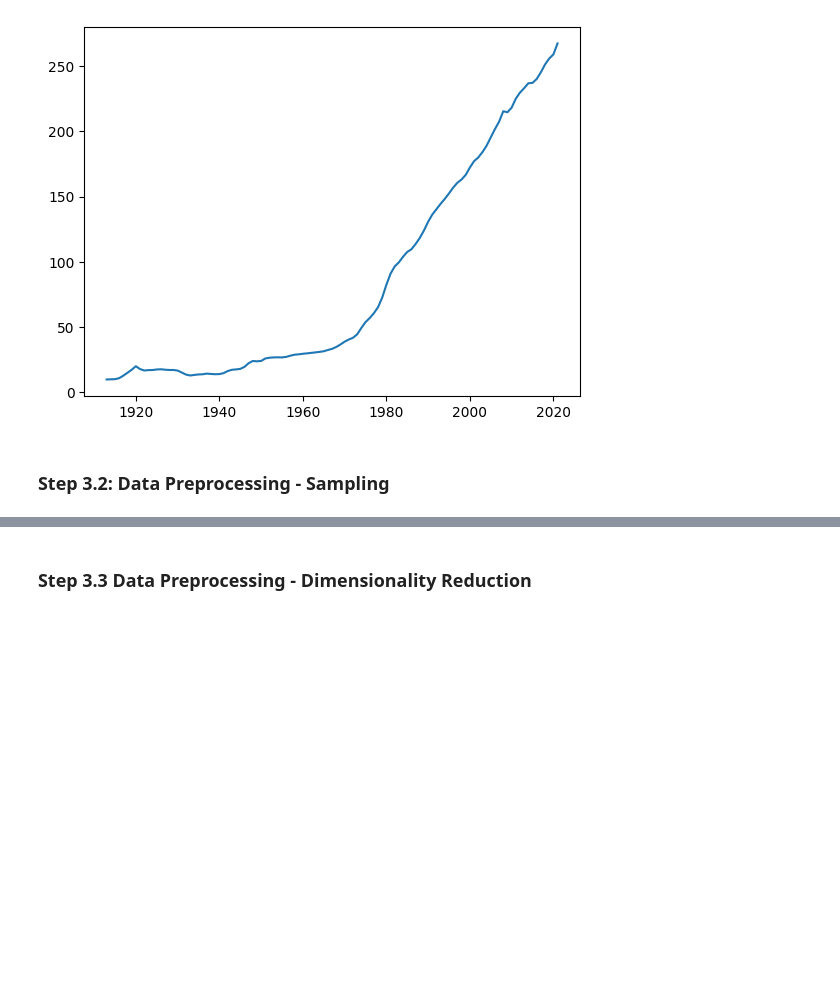
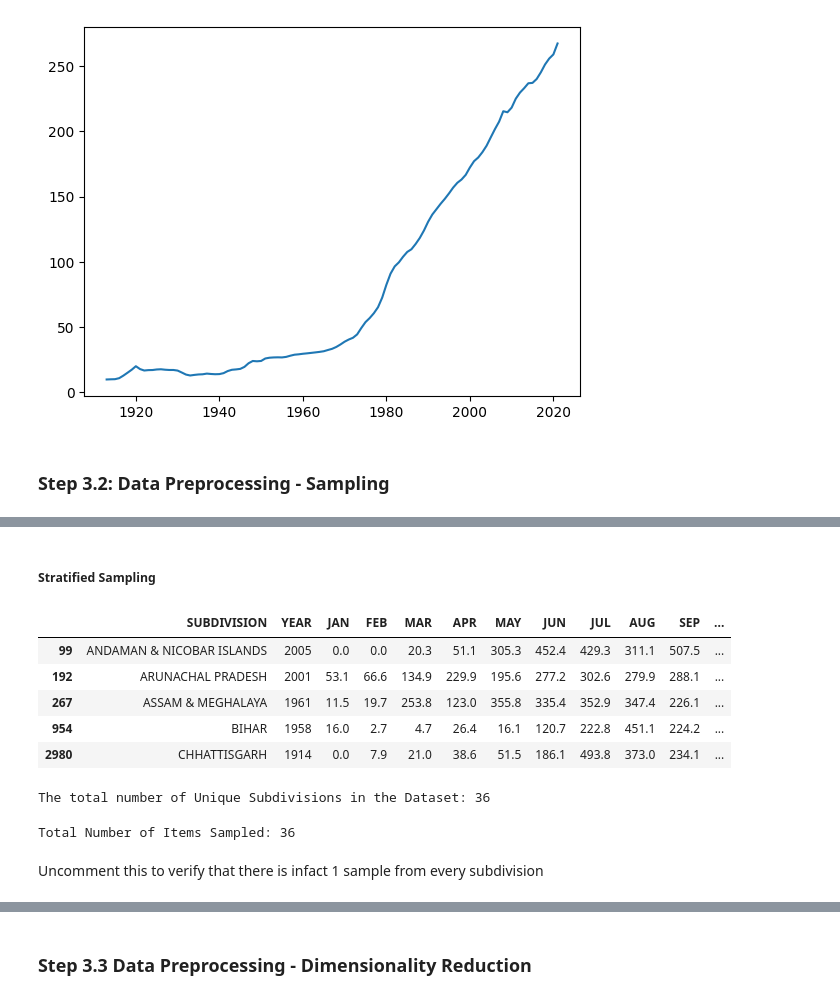
Before and after one commit to bhaskar-ruthvik/CS-F415-Data-Mining-Notebooks, a Jupyter notebook: 01-Data-Preprocessing.ipynb, the cells around one changed output, grey strips where cells are left out. Saved outputs shown, nothing was run; the diff lists cells and outputs as text; code cells hidden in the pictures; blank space fills up the shorter version.

```diff
--- a/01-Data-Preprocessing.ipynb
+++ b/01-Data-Preprocessing.ipynb
@@ -368,0 +404,24 @@ plt.show()
+# %% [markdown]
+##### Stratified Sampling
+# %%
+df_stratified_sampling = pd.read_csv('./Datasets/Data_Preprocessing/rainfall.csv')
+df_stratified_sampling = df_stratified_sampling.drop('index',axis=1)
+stratified_sampled_df = df_stratified_sampling.groupby('SUBDIVISION',group_keys=False).apply(lambda x: x.sample(frac=0.01))
+stratified_sampled_df.head()
+# %% [output]
+|  | SUBDIVISION | YEAR | JAN | FEB | MAR | APR | MAY | JUN | JUL | AUG | SEP | ... |
+| 99 | ANDAMAN & NICOBAR ISLANDS | 2005 | 0.0 | 0.0 | 20.3 | 51.1 | 305.3 | 452.4 | 429.3 | 311.1 | 507.5 | ... |
+| 192 | ARUNACHAL PRADESH | 2001 | 53.1 | 66.6 | 134.9 | 229.9 | 195.6 | 277.2 | 302.6 | 279.9 | 288.1 | ... |
+| 267 | ASSAM & MEGHALAYA | 1961 | 11.5 | 19.7 | 253.8 | 123.0 | 355.8 | 335.4 | 352.9 | 347.4 | 226.1 | ... |
+| 954 | BIHAR | 1958 | 16.0 | 2.7 | 4.7 | 26.4 | 16.1 | 120.7 | 222.8 | 451.1 | 224.2 | ... |
+| 2980 | CHHATTISGARH | 1914 | 0.0 | 7.9 | 21.0 | 38.6 | 51.5 | 186.1 | 493.8 | 373.0 | 234.1 | ... |
+# %%
+print(f"The total number of Unique Subdivisions in the Dataset: {len(df_stratified_sampling['SUBDIVISION'].unique())}")
+# %% [output]
+The total number of Unique Subdivisions in the Dataset: 36
+# %%
+print(f"Total Number of Items Sampled: {stratified_sampled_df['SUBDIVISION'].value_counts().sum()}")
+# %% [output]
+Total Number of Items Sampled: 36
+# %% [markdown]
+Uncomment this to verify that there is infact 1 sample from every subdivision
```
Also changed, not shown: parts of 11 cells of this notebook.
